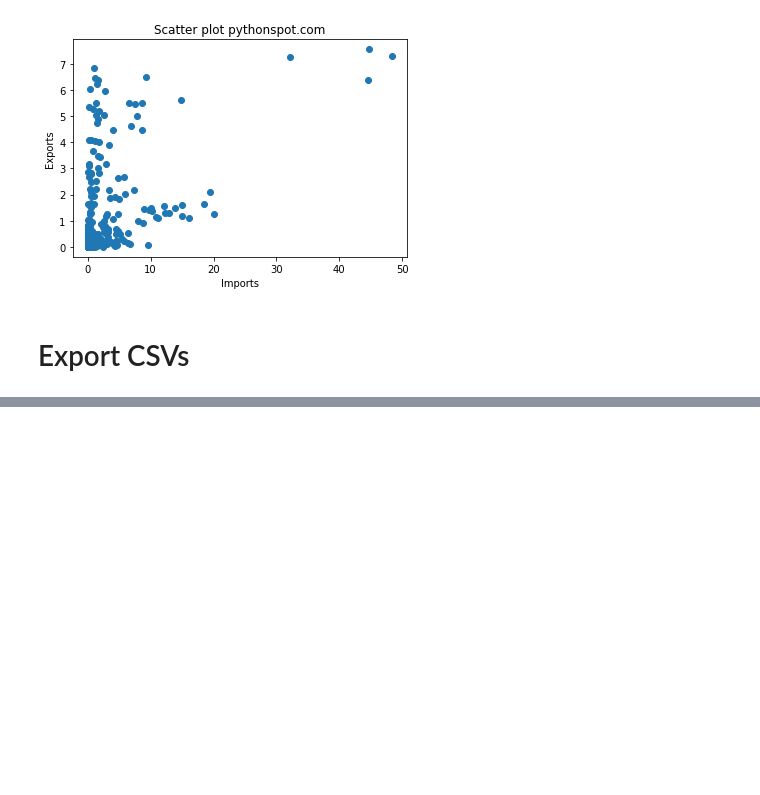
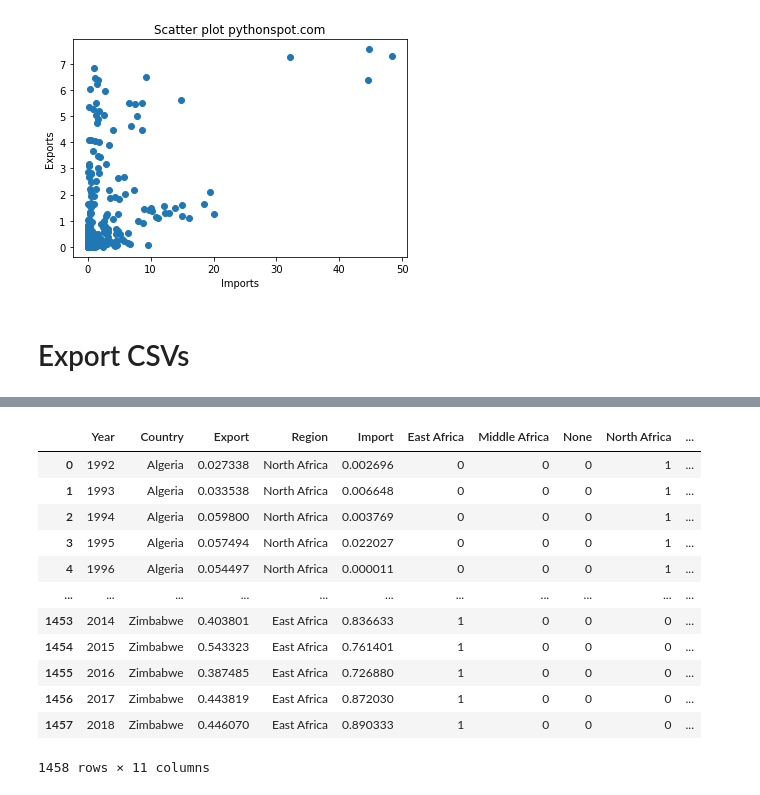
Before and after one commit to mattblasa/China-Africa-Trade-Analysis, a Jupyter notebook: China Trade Analysis Final.ipynb, the cells around one changed output, grey strips where cells are left out. Saved outputs shown, nothing was run; the diff lists cells and outputs as text; code cells hidden in the pictures; blank space fills up the shorter version.

```diff
--- a/China Trade Analysis Final.ipynb
+++ b/China Trade Analysis Final.ipynb
@@ -1036,0 +1057,2 @@ US_Imp_Pivot.to_csv('US_Import_Pivot.csv')
+# %%
+ZH_Total = pd.merge(ZH_Exp, ZH_Imp, left_on=["Year", 'Country', 'Region'], right_on=["Year", 'Country', 'Region'])
@@ -1036,0 +1061,3 @@ US_Imp_Pivot.to_csv('US_Import_Pivot.csv')
+# %%
+dummies = pd.get_dummies(ZH_Total.Region)
+dummies
@@ -1036,0 +1078,17 @@ US_Imp_Pivot.to_csv('US_Import_Pivot.csv')
+# %%
+merged = pd.concat([ZH_Total,dummies],axis='columns')
+merged
+# %% [output]
+|  | Year | Country | Export | Region | Import | East Africa | Middle Africa | None | North Africa | ... |
+| 0 | 1992 | Algeria | 0.027338 | North Africa | 0.002696 | 0 | 0 | 0 | 1 | ... |
+| 1 | 1993 | Algeria | 0.033538 | North Africa | 0.006648 | 0 | 0 | 0 | 1 | ... |
+| 2 | 1994 | Algeria | 0.059800 | North Africa | 0.003769 | 0 | 0 | 0 | 1 | ... |
+| 3 | 1995 | Algeria | 0.057494 | North Africa | 0.022027 | 0 | 0 | 0 | 1 | ... |
+| 4 | 1996 | Algeria | 0.054497 | North Africa | 0.000011 | 0 | 0 | 0 | 1 | ... |
+| ... | ... | ... | ... | ... | ... | ... | ... | ... | ... | ... |
+| 1453 | 2014 | Zimbabwe | 0.403801 | East Africa | 0.836633 | 1 | 0 | 0 | 0 | ... |
+| 1454 | 2015 | Zimbabwe | 0.543323 | East Africa | 0.761401 | 1 | 0 | 0 | 0 | ... |
+| 1455 | 2016 | Zimbabwe | 0.387485 | East Africa | 0.726880 | 1 | 0 | 0 | 0 | ... |
+| 1456 | 2017 | Zimbabwe | 0.443819 | East Africa | 0.872030 | 1 | 0 | 0 | 0 | ... |
+| 1457 | 2018 | Zimbabwe | 0.446070 | East Africa | 0.890333 | 1 | 0 | 0 | 0 | ... |
+1458 rows × 11 columns
```
Also changed, not shown: parts of 10 cells of this notebook.
